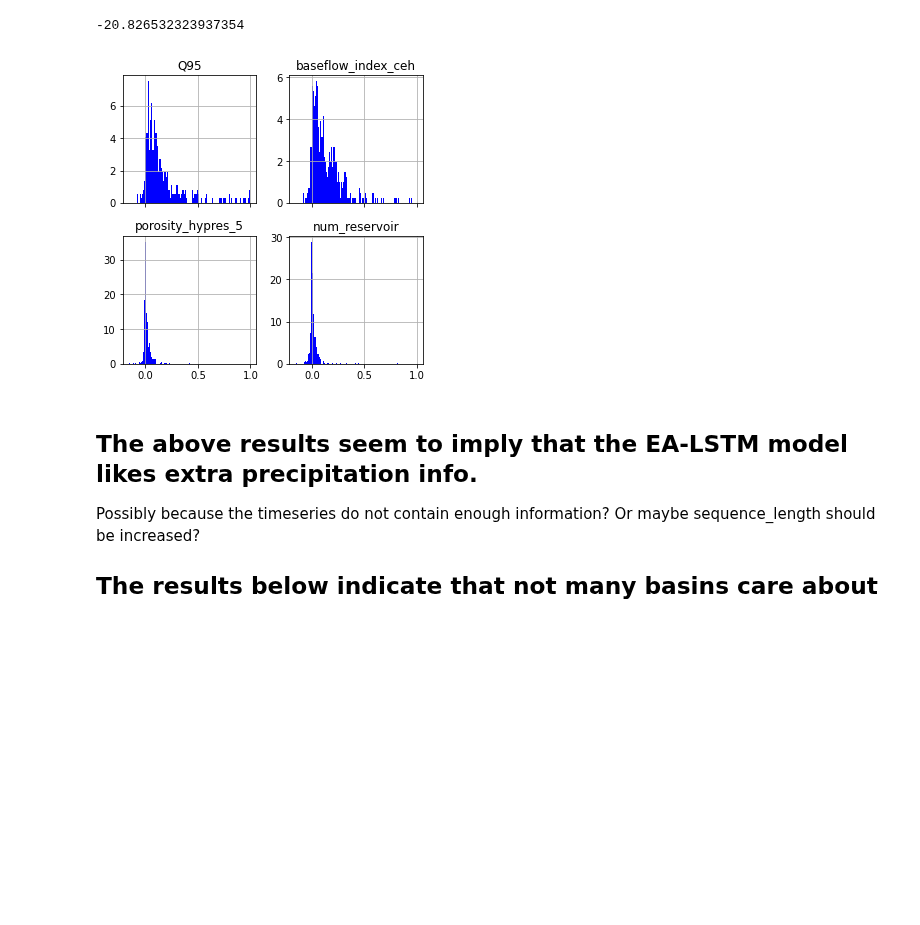
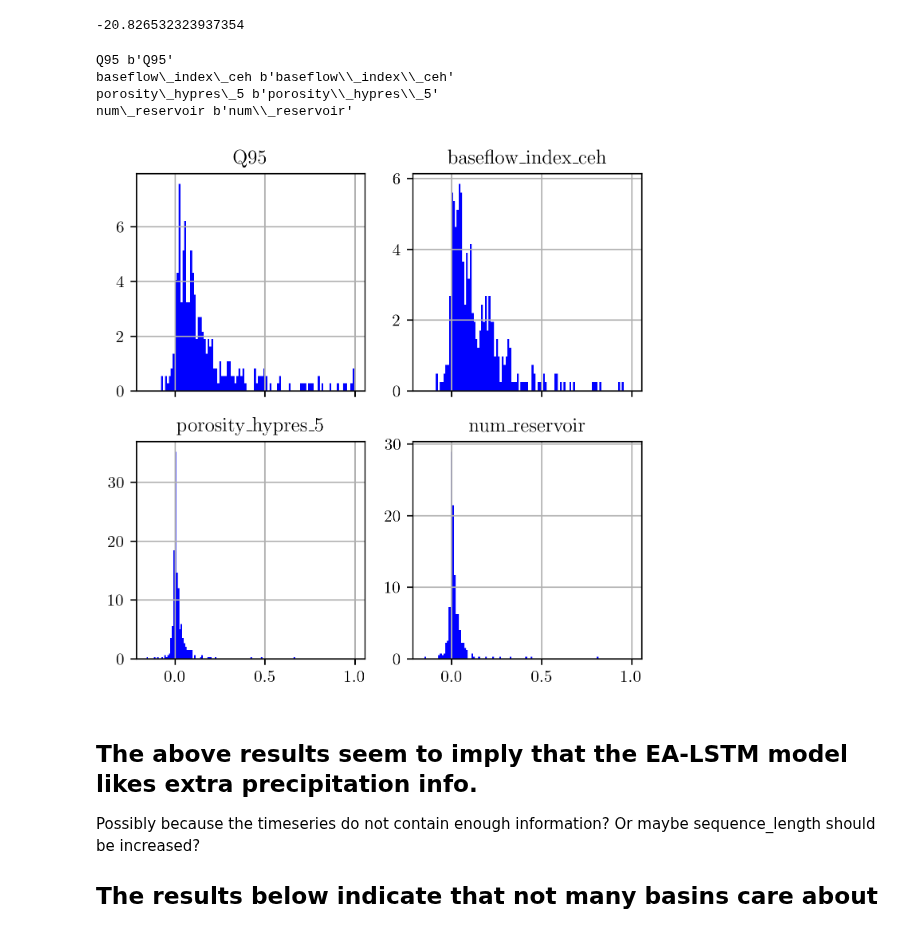
Before and after one commit to bernharl/Master-Thesis, a Jupyter notebook: notebooks/permutation_test.ipynb, the cells around one changed output. Drawn from its saved outputs; the diff is of its cells as text; code cells hidden in the pictures; blank space fills up the shorter version.

```diff
--- a/notebooks/permutation_test.ipynb
+++ b/notebooks/permutation_test.ipynb
@@ -13,6 +16,8 @@ import pandas as pd
 from tqdm import tqdm
 
 from camelsml.metrics import calc_nse
+# %%
+plt.style.use("../figstyle.mplstyle")
 # %%
 def load_results(folder: Union[Path, str], model_type: str, seed: int) -> Dict:
     if isinstance(folder, str):
@@ -157,35 +162,43 @@ def plot_importances(
     if ax is None:
         fig, ax = plt.subplots(1, 1)
     ax.hist(x, facecolor=color, bins=100, density=True, label=label)
 
 
 fig, axes = plt.subplots(2, 2, sharex=True, sharey=False, figsize=[4.7747, 4.7747])
 axes = axes.flatten()
 
 features = ["Q95", "baseflow_index_ceh", "porosity_hypres_5", "num_reservoir"]
 
 save_path = Path("../doc/thesis/figures/permutation/all_features_cv")
 save_path.mkdir(exist_ok=True, parents=True)
 
 for i, feature in enumerate(features):
     plot_importances(importance_all_features, feature, ax=axes[i])
-    axes[i].set_title(feature)
+    print(
+        feature.replace("_", "\\_"),
+        feature.replace("_", "\\_").encode(encoding="UTF-8"),
+    )
+    axes[i].set_title(feature.replace("_", "\_"))
     axes[i].grid()
 fig.tight_layout()
 """matplotlib.use("pgf")
 matplotlib.rcParams.update(
     {
         "pgf.texsystem": "pdflatex",
         "font.family": "serif",
         "text.usetex": True,
         "pgf.rcfonts": False,
     }
 )
 fig.savefig(save_path / "histogram_all.pgf")"""
 fig.savefig(save_path / "histogram_all.pdf")
 # plt.show()
 # %% [output]
+Q95 b'Q95'
+baseflow\_index\_ceh b'baseflow\\_index\\_ceh'
+porosity\_hypres\_5 b'porosity\\_hypres\\_5'
+num\_reservoir b'num\\_reservoir'
-[figure, old version]
+[figure, new version]
 # %% [markdown]
 ## The above results seem to imply that the EA-LSTM model likes extra precipitation info.
 Possibly because the timeseries do not contain enough information? Or maybe sequence_length should be increased?
```
Also changed, not shown: parts of 11 cells of this notebook, 1 other file.
